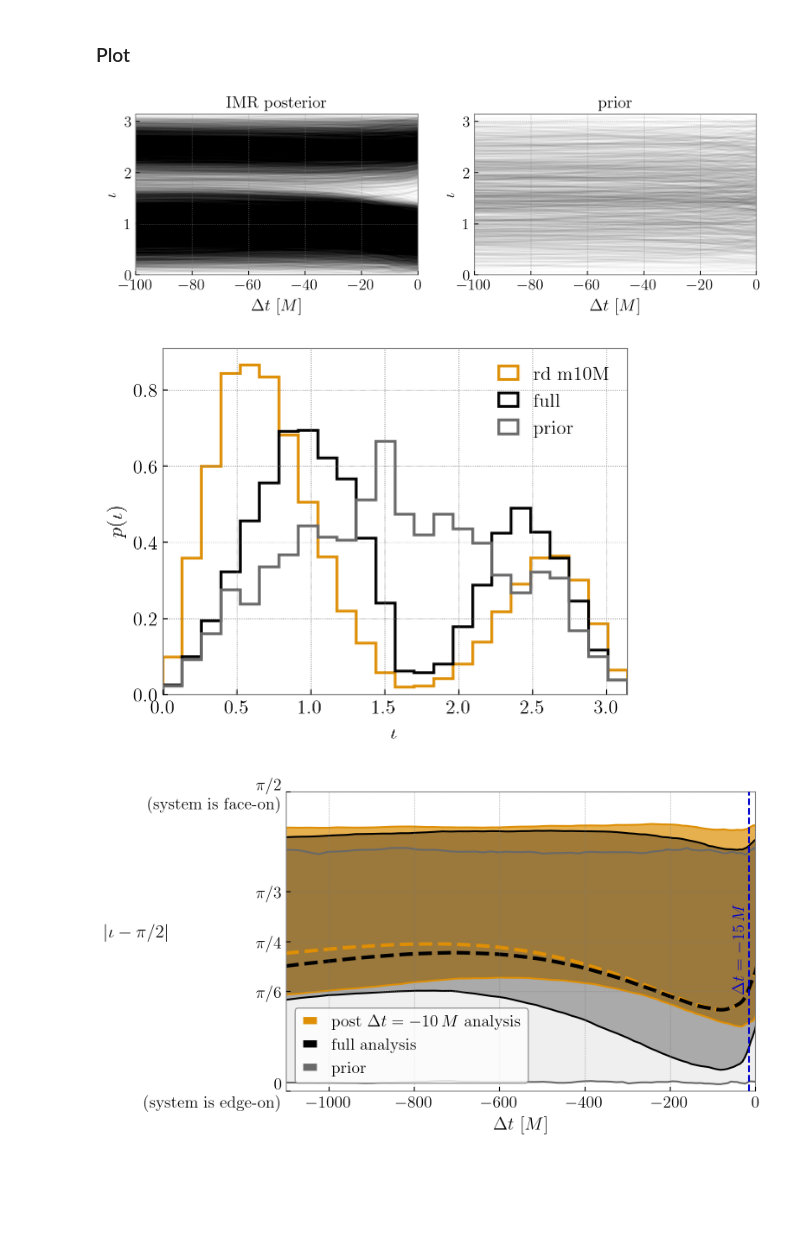
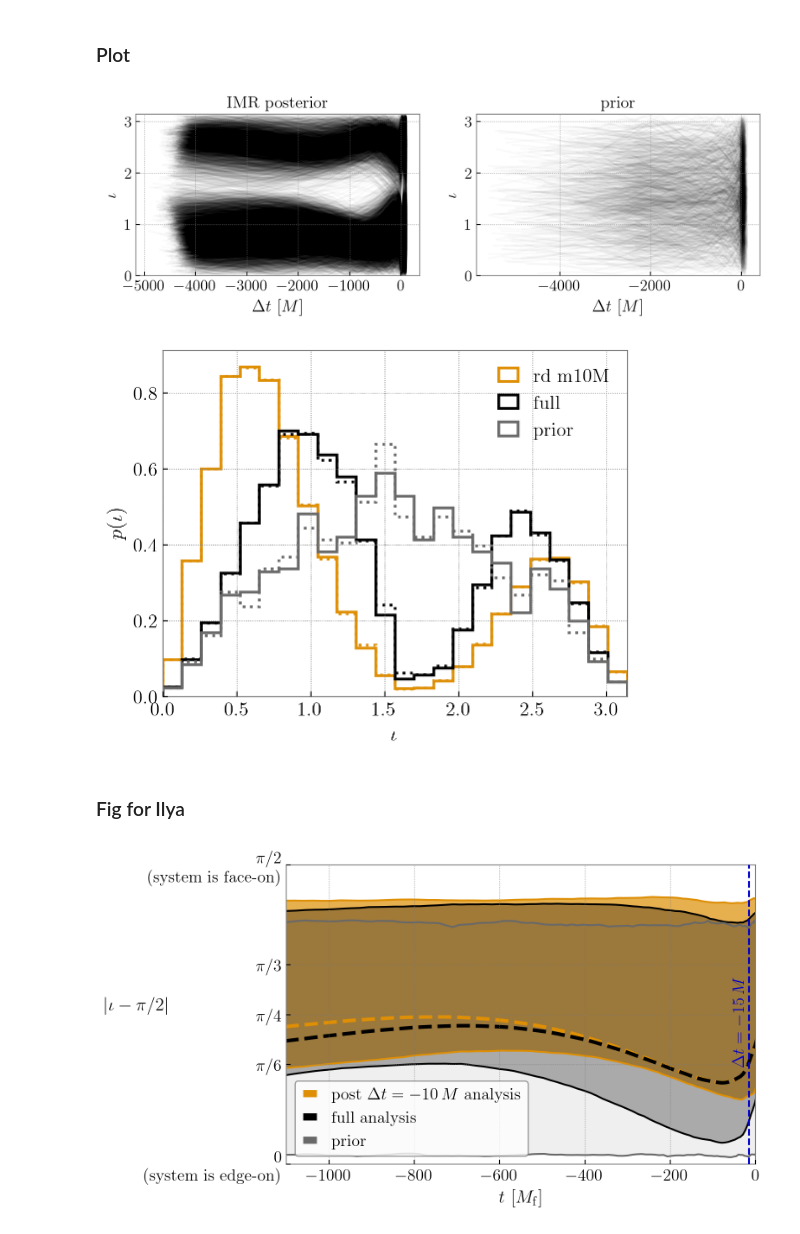
Before and after one commit to simonajmiller/gw190521-timedomain-release, a Jupyter notebook: figures/incl_vs_time.ipynb, the cells around one changed output. Cells and saved outputs as stored; diff of their text form; code cells hidden in the pictures; blank space fills up the shorter version.

```diff
--- a/figures/incl_vs_time.ipynb
+++ b/figures/incl_vs_time.ipynb
@@ -68,7 +68,7 @@ for i,run in enumerate(times_to_plot):
 
 for ax in axes:
 
-    ax.set_xlim(-100,0)
+    #ax.set_xlim(-100,0)
     ax.set_xlabel(r'$\Delta t~[M]$', fontsize=15)
 
     ax.set_ylim(0, np.pi)
@@ -83,4 +83,4 @@ axes[1].set_title('prior', fontsize=15)
 plt.subplots_adjust(wspace=0.2)
 plt.show()
 # %% [output]
-[figure, old version]
+[figure, new version]
@@ -88,36 +123,52 @@ plt.show()
 times_to_plot = ['rd m10M', 'full', 'prior']
 
 colors_dict = {
     'rd m10M':cp[1],
     'full':'k',
     'prior':'dimgray'
 }
 
 plt.figure()
 
 for i,run in enumerate(times_to_plot):
 
     angle = 'incl'
 
     # plot all traces
     angle_vs_time = np.array(angles_vs_time_dict[run][angle])
     time = np.array(angles_vs_time_dict[run]['time_M'])
     TCUT = -28
 
-    idx = np.argmin(np.abs(time[0] - TCUT))
-    angle_at_tcut = angle_vs_time[:,idx]
+    # for mass rescaling
+    M_arr =  reconstruction_dict[run]['params']['mtotal']
+    Mf = 258.3
+
+    angle_at_tcut = []
+    angle_at_cut_2 = []
+    for a,t,M in zip(angle_vs_time, time, M_arr):
+
+        idx = np.argmin(np.abs(t - TCUT))
+        angle_at_tcut.append(a[idx])
+        idx2 = np.argmin(np.abs(t * (M / Mf) - TCUT))
+        angle_at_cut_2.append(a[idx2])
 
     bounds = [0, np.pi]
+
     plt.hist(angle_at_tcut, density=True, histtype='step', bins=np.linspace(*bounds, 25),
              lw=2, color=colors_dict[run], label=run)
+
+    plt.hist(angle_at_cut_2, density=True, histtype='step', bins=np.linspace(*bounds, 25),
+             lw=2, color=colors_dict[run], ls=':')
 
 plt.xlabel(r'$\iota$', fontsize=15)
 plt.ylabel(r'$p(\iota)$', fontsize=15)
 plt.xlim(*bounds)
 plt.legend()
 plt.show()
 # %% [output]
-[figure, old version]
+[figure, new version]
+# %% [markdown]
+### Fig for Ilya
 # %%
 times_to_plot = ['rd m10M', 'full', 'prior']
 
@@ -137,8 +188,11 @@ plt.figure(figsize=(7,4.5))
 
 for i,run in enumerate(times_to_plot):
 
+    lnP = reconstruction_dict[run]['params']['ln_posterior']
+    imax = np.argmax(lnP)
+
     angle_vs_time = np.abs(np.asarray(angles_vs_time_dict[run]['incl']) - np.pi/2)
-    time = np.asarray(angles_vs_time_dict[run]['time_M'])[0]
+    time = np.asarray(angles_vs_time_dict[run]['time_M'])[imax] ##wrong
 
     # Quantiles
     quants = np.quantile(angle_vs_time, [0.05, 0.95], axis=0)
@@ -147,12 +201,10 @@ for i,run in enumerate(times_to_plot):
 
     # MAP
     if run!='prior':
-        lnP = reconstruction_dict[run]['params']['ln_posterior']
-        imax = np.argmax(lnP)
         plt.plot(time, angle_vs_time[imax], color=colors_dict[run],  alpha=1, ls='--', lw=3)
 
 plt.ylabel(r'$|\iota - \pi/2|$', fontsize=15, rotation=0)
-plt.xlabel(r'$\Delta t~[M]$', fontsize=15)
+plt.xlabel(r'$t~[M_\mathrm{f}]$', fontsize=15)
 plt.xlim(-1100,0)
 plt.ylim(0, np.pi/2)
 
@@ -173,4 +225,4 @@ plt.text(T_CUT-40, np.pi/6, f'$\Delta t={{{T_CUT}}}\,M$', color=c, fontsize=14,
 
 plt.show()
 # %% [output]
-[figure, old version]
+[figure, new version]
```
Also changed, not shown: parts of 1 cell of this notebook, 19 other files.
